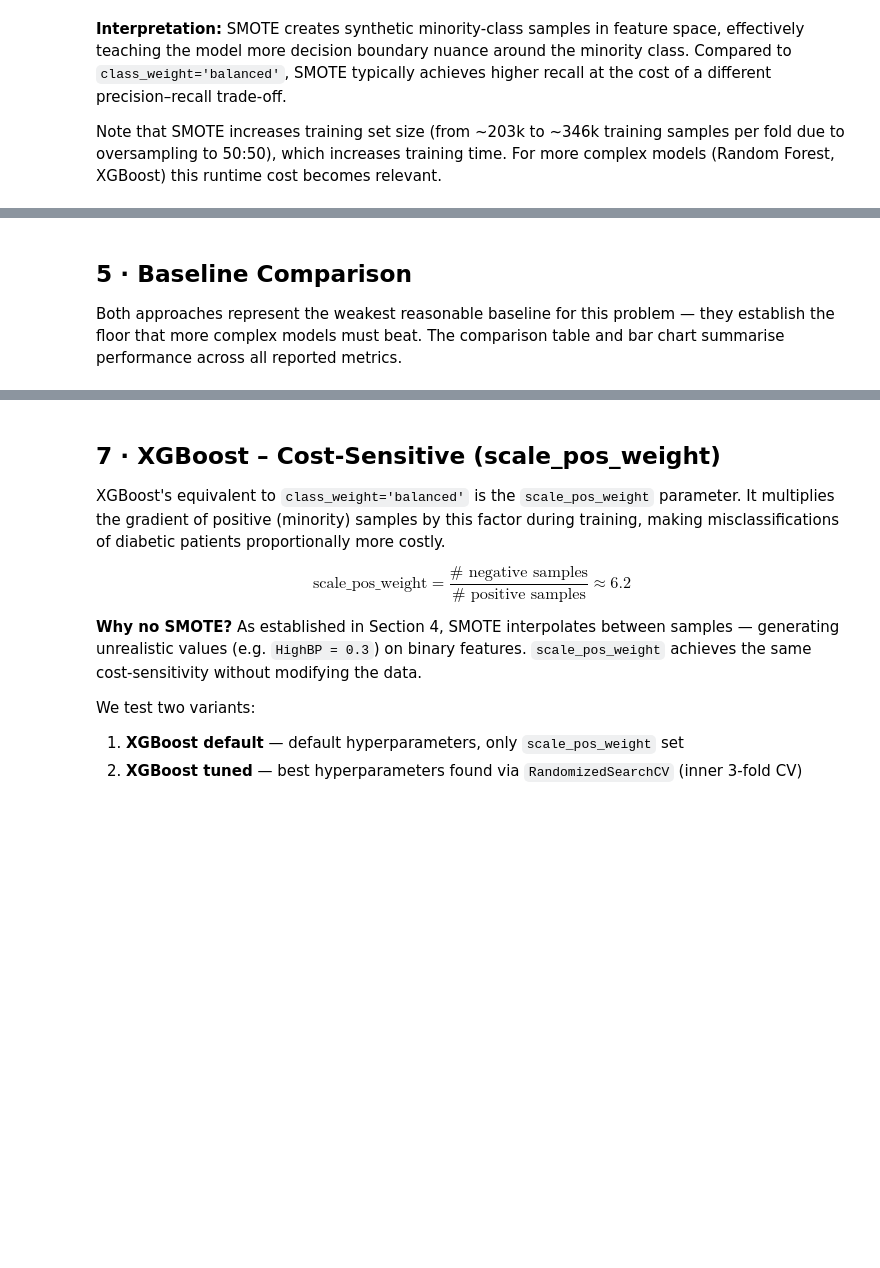
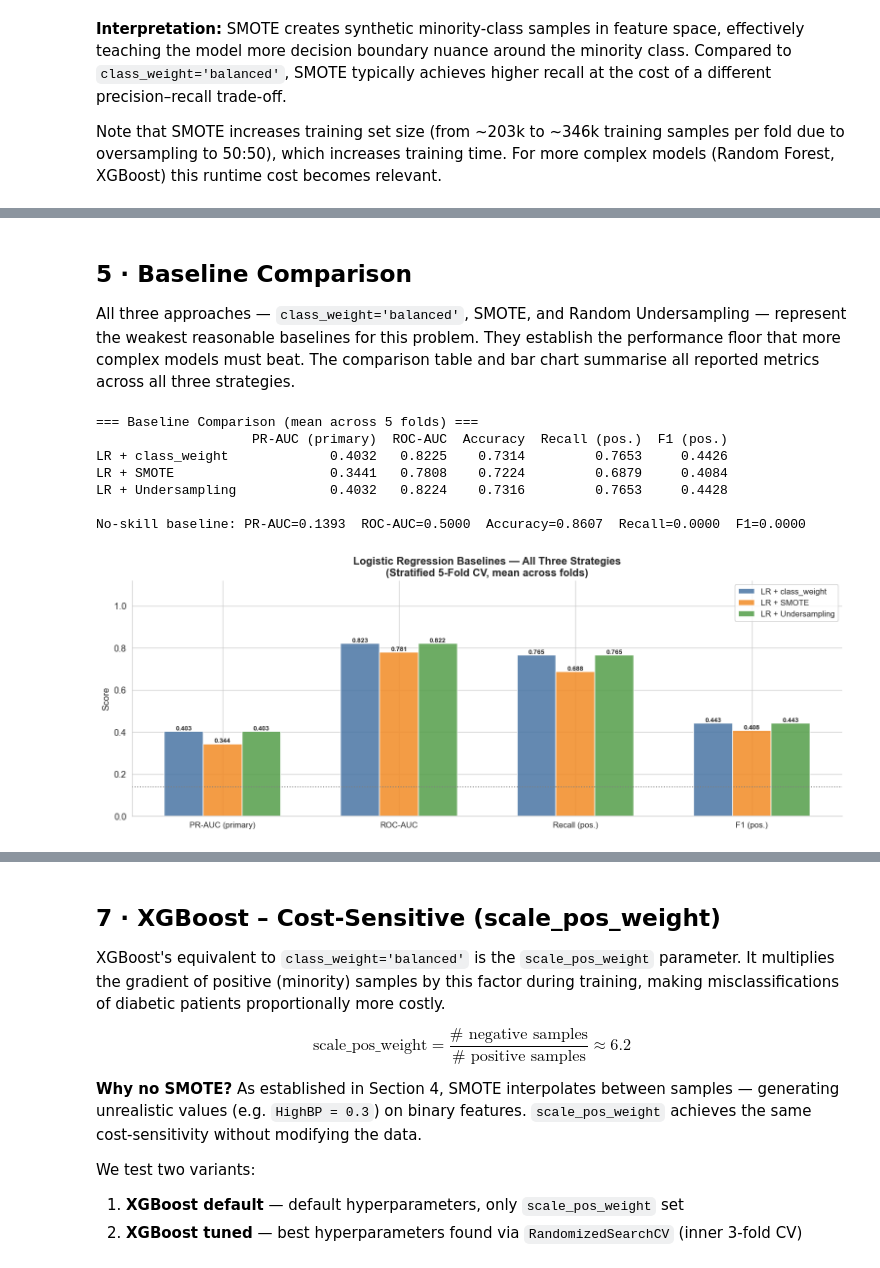
Before and after one commit to Hasher26/diabetes-prediction-ml, a Jupyter notebook: notebooks/03_modeling.ipynb, the cells around one changed output, grey strips where cells are left out. Drawn from its saved outputs; the diff is of its cells as text; code cells hidden in the pictures; blank space fills up the shorter version.

```diff
--- a/notebooks/03_modeling.ipynb
+++ b/notebooks/03_modeling.ipynb
@@ -82,4 +85,11 @@ for k, v in y.value_counts().sort_index().items():
     print(f'  {LABEL_MAP[k]:28s}: {v:,}  ({v / len(y) * 100:.1f}%)')
 
 baseline_rate = y.mean()
-print(f'\nNo-skill PR-AUC baseline: {baseline_rate:.4f}')
+no_skill_accuracy = (y == 0).mean()
+
+print('\n--- No-Skill Baseline (always predicts majority class "No Diabetes") ---')
+print(f'  PR-AUC  (primary)   : {baseline_rate:.4f}  (= class prevalence; floor for meaningful models)')
+print(f'  ROC-AUC             : 0.5000  (random classifier by definition)')
+print(f'  Accuracy            : {no_skill_accuracy:.4f}  (misleadingly high — reflects 86% majority)')
+print(f'  Recall (minority)   : 0.0000  (never predicts positive class)')
+print(f'  F1 (minority)       : 0.0000')
@@ -272,7 +418,7 @@ Note that SMOTE increases training set size (from ~203k to ~346k training sample
 # %% [markdown]
 ## 5 · Baseline Comparison
 
-Both approaches represent the weakest reasonable baseline for this problem — they establish the floor that more complex models must beat. The comparison table and bar chart summarise performance across all reported metrics.
+All three approaches — `class_weight='balanced'`, SMOTE, and Random Undersampling — represent the weakest reasonable baselines for this problem. They establish the performance floor that more complex models must beat. The comparison table and bar chart summarise all reported metrics across all three strategies.
 # %%
 comparison = pd.DataFrame({
     'LR + class_weight': {
@@ -292,47 +438,79 @@ comparison = pd.DataFrame({
                                      for r in results_smote]),
         'F1 (pos.)'       : np.mean([r['report']['Prediabetes/Diabetes']['f1-score']
                                      for r in results_smote]),
-    }
+    },
+    'LR + Undersampling': {
+        'PR-AUC (primary)': np.mean([r['pr_auc']  for r in results_rus]),
+        'ROC-AUC'         : np.mean([r['roc_auc'] for r in results_rus]),
+        'Accuracy'        : np.mean([r['accuracy'] for r in results_rus]),
+        'Recall (pos.)'   : np.mean([r['report']['Prediabetes/Diabetes']['recall']
+                                     for r in results_rus]),
+        'F1 (pos.)'       : np.mean([r['report']['Prediabetes/Diabetes']['f1-score']
+                                     for r in results_rus]),
+    },
+}).round(4)
+
+# Add no-skill baseline row for reference
+no_skill_row = pd.DataFrame({
+    'LR + class_weight' : {'PR-AUC (primary)': baseline_rate, 'ROC-AUC': 0.5,
+                            'Accuracy': no_skill_accuracy, 'Recall (pos.)': 0.0, 'F1 (pos.)': 0.0},
+    'LR + SMOTE'        : {'PR-AUC (primary)': baseline_rate, 'ROC-AUC': 0.5,
+                            'Accuracy': no_skill_accuracy, 'Recall (pos.)': 0.0, 'F1 (pos.)': 0.0},
+    'LR + Undersampling': {'PR-AUC (primary)': baseline_rate, 'ROC-AUC': 0.5,
+                            'Accuracy': no_skill_accuracy, 'Recall (pos.)': 0.0, 'F1 (pos.)': 0.0},
 }).round(4)
 
 print('=== Baseline Comparison (mean across 5 folds) ===')
 print(comparison.T.to_string())
+print(f'\nNo-skill baseline: PR-AUC={baseline_rate:.4f}  ROC-AUC=0.5000  '
+      f'Accuracy={no_skill_accuracy:.4f}  Recall=0.0000  F1=0.0000')
 
 # ── Bar chart comparison ───────────────────────────────────────────────────────
 metrics_plot = ['PR-AUC (primary)', 'ROC-AUC', 'Recall (pos.)', 'F1 (pos.)']
 x = np.arange(len(metrics_plot))
-width = 0.32
+width = 0.22
 
-fig, ax = plt.subplots(figsize=(11, 5))
-bars1 = ax.bar(x - width / 2,
+fig, ax = plt.subplots(figsize=(13, 5))
+
+bars1 = ax.bar(x - width,
                [comparison.loc[m, 'LR + class_weight'] for m in metrics_plot],
-               width, label='LR + class_weight', color='#4E79A7', alpha=0.88,
-               edgecolor='white')
-bars2 = ax.bar(x + width / 2,
+               width, label='LR + class_weight', color='#4E79A7', alpha=0.88, edgecolor='white')
+bars2 = ax.bar(x,
                [comparison.loc[m, 'LR + SMOTE'] for m in metrics_plot],
-               width, label='LR + SMOTE', color='#F28E2B', alpha=0.88,
-               edgecolor='white')
+               width, label='LR + SMOTE', color='#F28E2B', alpha=0.88, edgecolor='white')
+bars3 = ax.bar(x + width,
+               [comparison.loc[m, 'LR + Undersampling'] for m in metrics_plot],
+               width, label='LR + Undersampling', color='#59A14F', alpha=0.88, edgecolor='white')
 
-for bar in list(bars1) + list(bars2):
+for bar in list(bars1) + list(bars2) + list(bars3):
     ax.text(bar.get_x() + bar.get_width() / 2,
             bar.get_height() + 0.006,
             f'{bar.get_height():.3f}',
-            ha='center', fontsize=8.5, fontweight='bold')
+            ha='center', fontsize=8, fontweight='bold')
 
 ax.set_xticks(x)
 ax.set_xticklabels(metrics_plot, fontsize=10)
 ax.set_ylim(0, 1.12)
 ax.set_ylabel('Score')
-ax.set_title('Logistic Regression Baselines — Metric Comparison\n'
+ax.set_title('Logistic Regression Baselines — All Three Strategies\n'
              '(Stratified 5-Fold CV, mean across folds)',
              fontsize=13, fontweight='bold')
 ax.legend(fontsize=10)
 ax.axhline(baseline_rate, color='gray', linestyle=':', lw=1.2,
            label=f'No-skill PR-AUC ({baseline_rate:.2f})')
 sns.despine()
 plt.tight_layout()
-plt.savefig(os.path.join(PLOTS_DIR, '17_baseline_comparison.png'), bbox_inches='tight')
+plt.savefig(os.path.join(PLOTS_DIR, '18_baseline_comparison.png'), bbox_inches='tight')
 plt.show()
+# %% [output]
+=== Baseline Comparison (mean across 5 folds) ===
+                    PR-AUC (primary)  ROC-AUC  Accuracy  Recall (pos.)  F1 (pos.)
+LR + class_weight             0.4032   0.8225    0.7314         0.7653     0.4426
+LR + SMOTE                    0.3441   0.7808    0.7224         0.6879     0.4084
+LR + Undersampling            0.4032   0.8224    0.7316         0.7653     0.4428
+
+No-skill baseline: PR-AUC=0.1393  ROC-AUC=0.5000  Accuracy=0.8607  Recall=0.0000  F1=0.0000
+[figure, added]
 # %% [markdown]
 ## 6 · Ergebnisse und Interpretation der Baseline-Modelle
 
```
Also changed, not shown: parts of 13 cells of this notebook, 2 other files.
